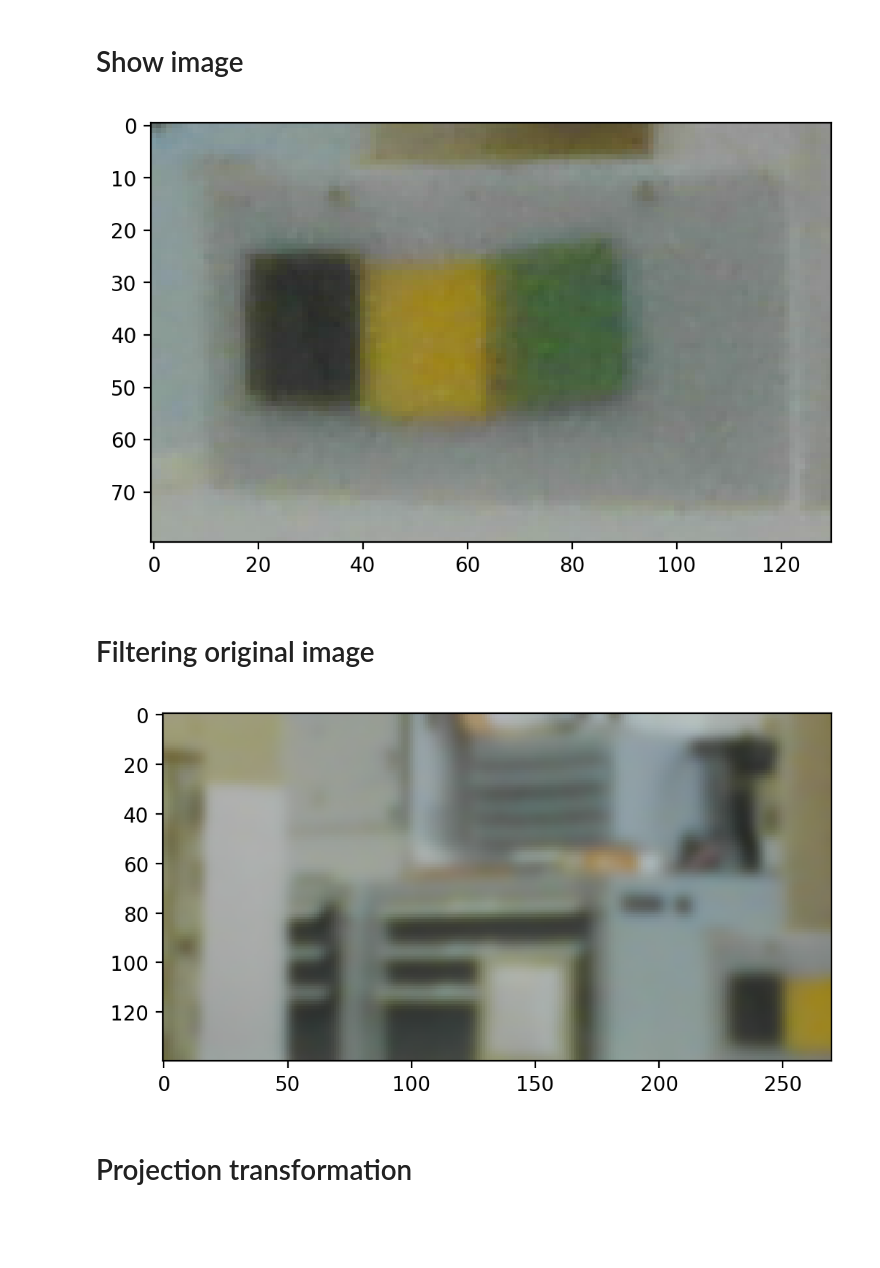
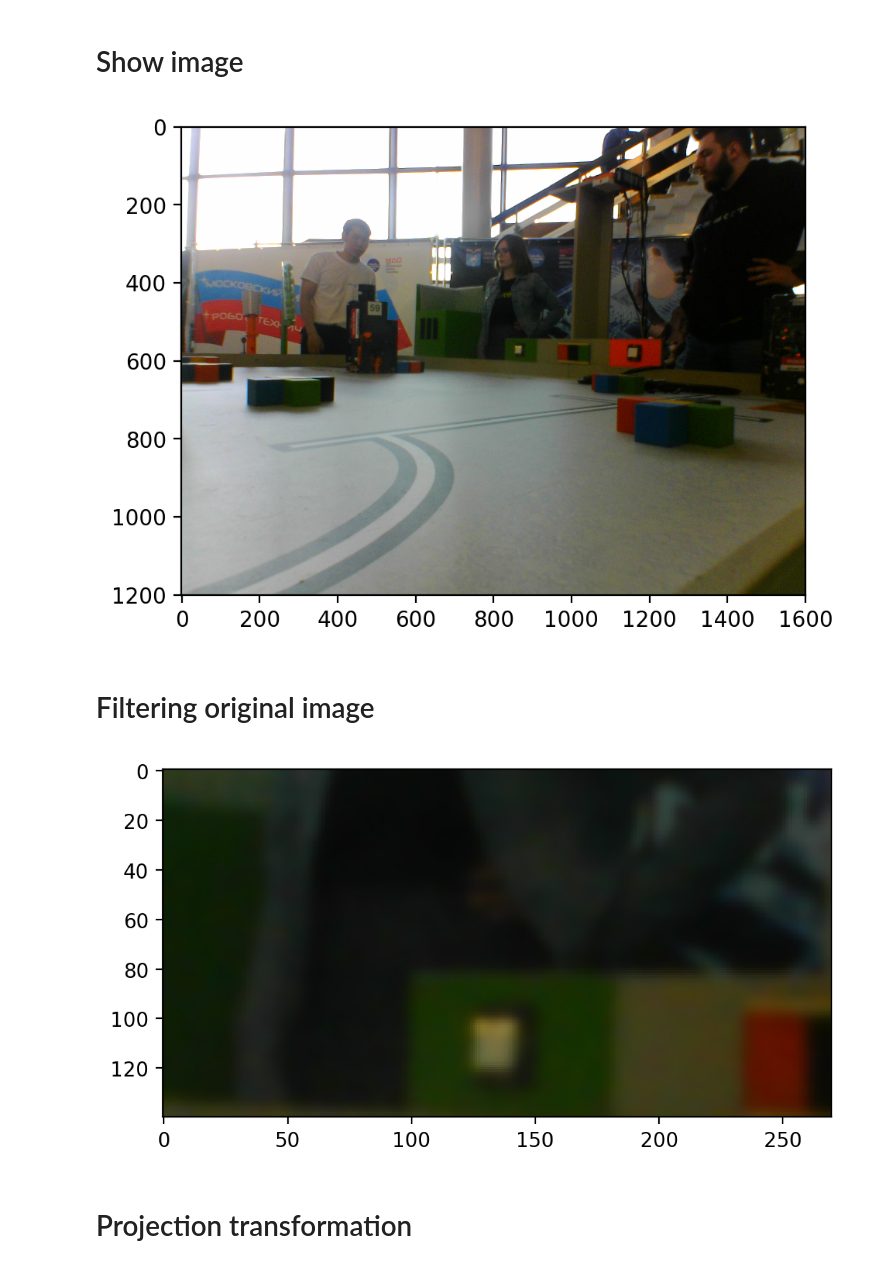
Before and after one commit to SkoltechRobotics/Eurobot2018, a Jupyter notebook: ComputerVision/CubeSequenceRecognition/PlanRecognition.ipynb, the cells around one changed output. Drawn from its saved outputs; the diff is of its cells as text; code cells hidden in the pictures; blank space fills up the shorter version.

```diff
--- a/ComputerVision/CubeSequenceRecognition/PlanRecognition.ipynb
+++ b/ComputerVision/CubeSequenceRecognition/PlanRecognition.ipynb
@@ -63,11 +63,11 @@ print(HSV_COLORS)
 # Show image
 # %%
 n_transformation = 1
-raw_img = cv2.cvtColor(cv2.imread("imgs2/image.png"), cv2.COLOR_BGR2RGB)
+raw_img = cv2.cvtColor(cv2.imread("/home/mikhail/image_trrrr.png"), cv2.COLOR_BGR2RGB)
 fig, ax = plt.subplots(1, 1, figsize=(6, 4), dpi=200)
-ax.imshow(raw_img[540:620, 940:1070]);
+ax.imshow(raw_img[:, :]);
 # %% [output]
-[figure, old version]
+[figure, new version]
 # %% [markdown]
 # Filtering original image
 # %%
@@ -85,7 +85,7 @@ img_small_1 = (skimage.filters.gaussian(img_small_1, 2) * 255).astype(np.uint8)
 # img_small_1 = (laplace_img * 255).astype(np.uint8)
 ax.imshow(img_small_1);
 # %% [output]
-[figure, old version]
+[figure, new version]
 # %% [markdown]
 # Projection transformation
 # %%
```
Also changed, not shown: parts of 25 cells of this notebook, 4 other files.
